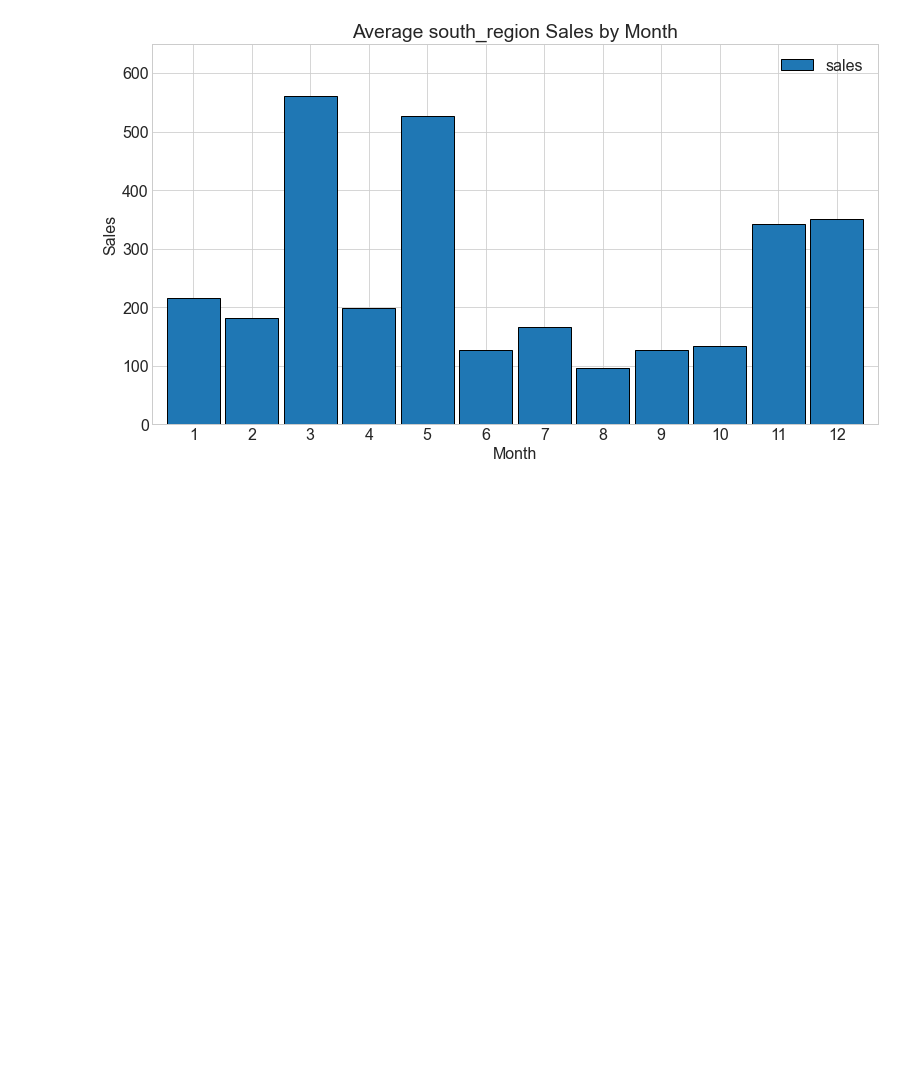
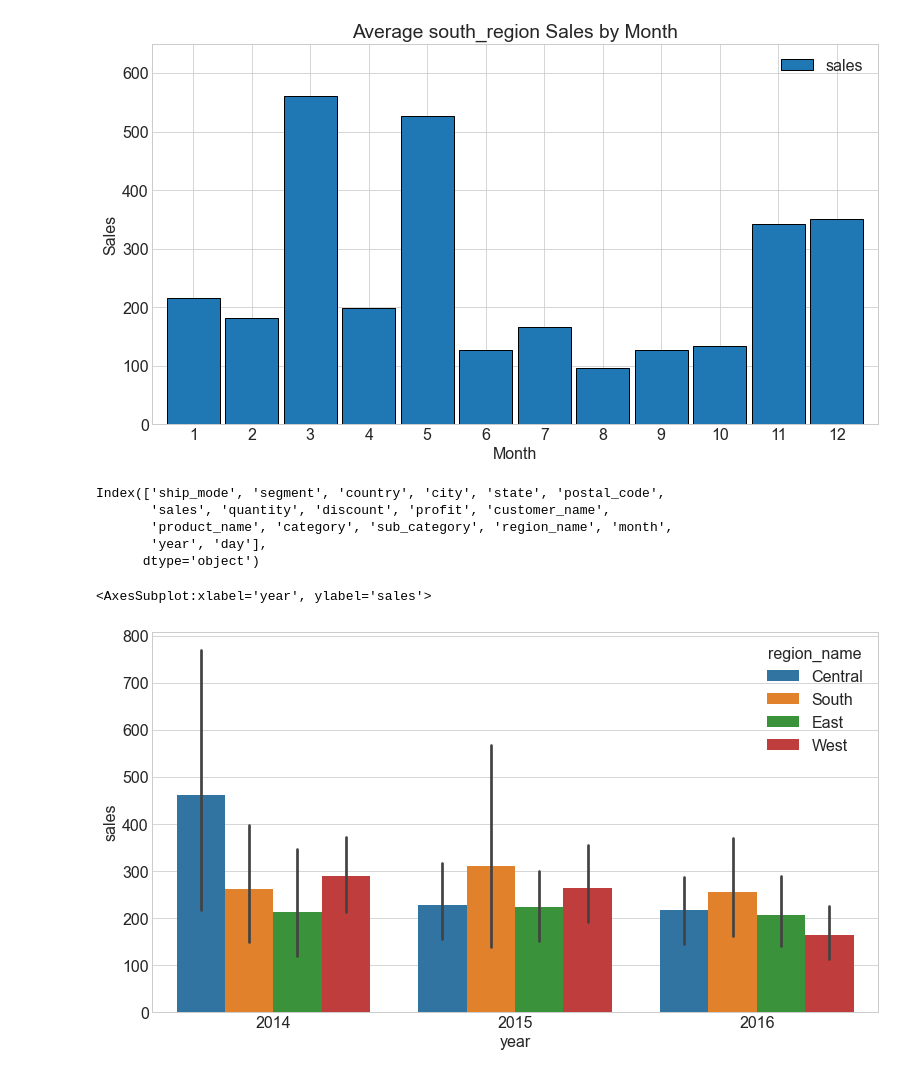
Before and after one commit to Yvette-Ibarra/time-series-project, a Jupyter notebook: workbook_superstore_timeseries_project.ipynb, the cells around one changed output. Cells and saved outputs as stored; diff of their text form; code cells hidden in the pictures; blank space fills up the shorter version.

Commit message:
update explore segment feature

```diff
--- a/workbook_superstore_timeseries_project.ipynb
+++ b/workbook_superstore_timeseries_project.ipynb
@@ -870,3 +889,16 @@ ax1.set(title='Average south_region Sales by Month', xlabel='Month', ylabel='Sal
 ax1.set_ylim(0, 650);
 # %% [output]
 [figure]
+# %%
+train.columns
+# %% [output]
+Index(['ship_mode', 'segment', 'country', 'city', 'state', 'postal_code',
+       'sales', 'quantity', 'discount', 'profit', 'customer_name',
+       'product_name', 'category', 'sub_category', 'region_name', 'month',
+       'year', 'day'],
+      dtype='object')
+# %%
+sns.barplot(data=train, x='year', y='sales', hue='region_name')
+# %% [output]
+<AxesSubplot:xlabel='year', ylabel='sales'>
+[figure, added]
```
Also changed, not shown: parts of 14 cells of this notebook.
